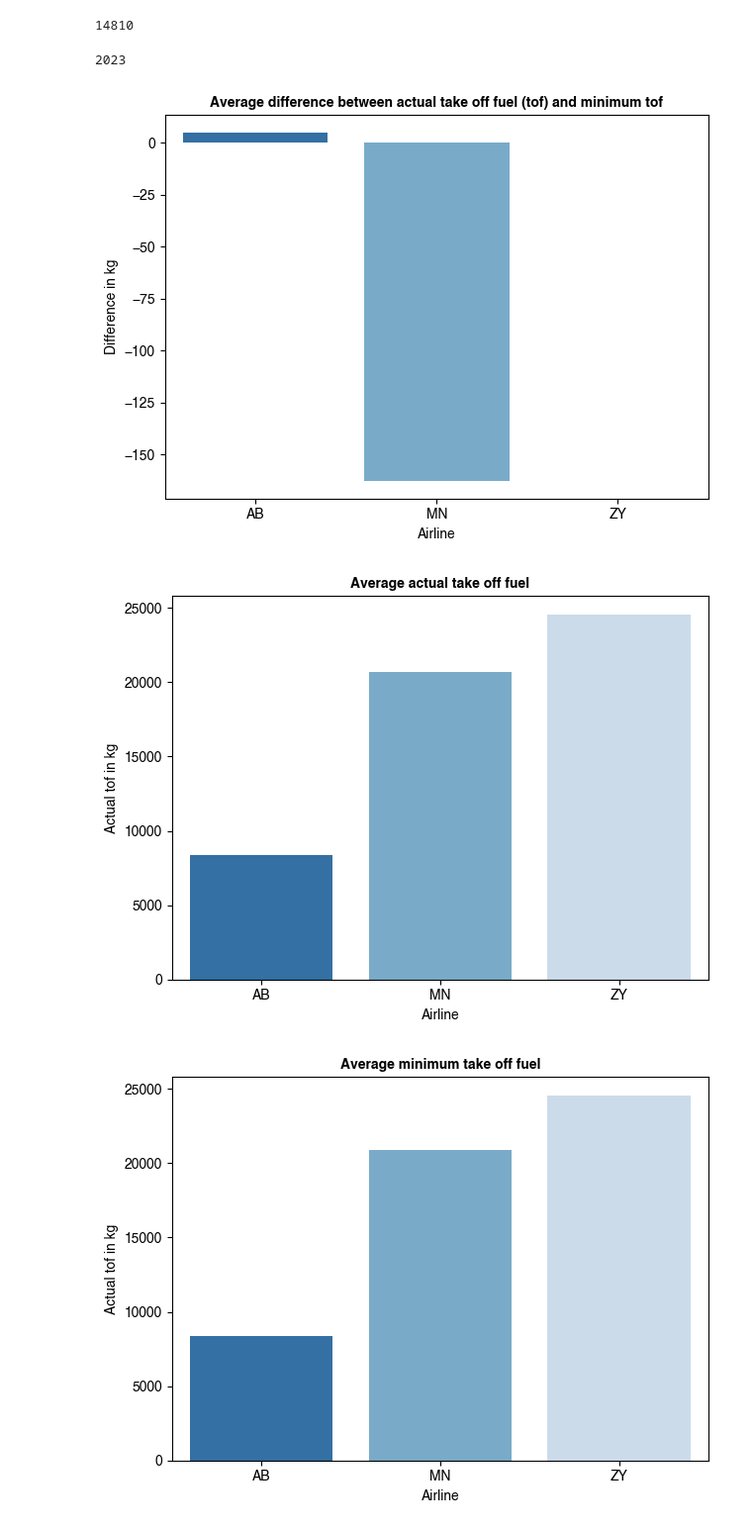
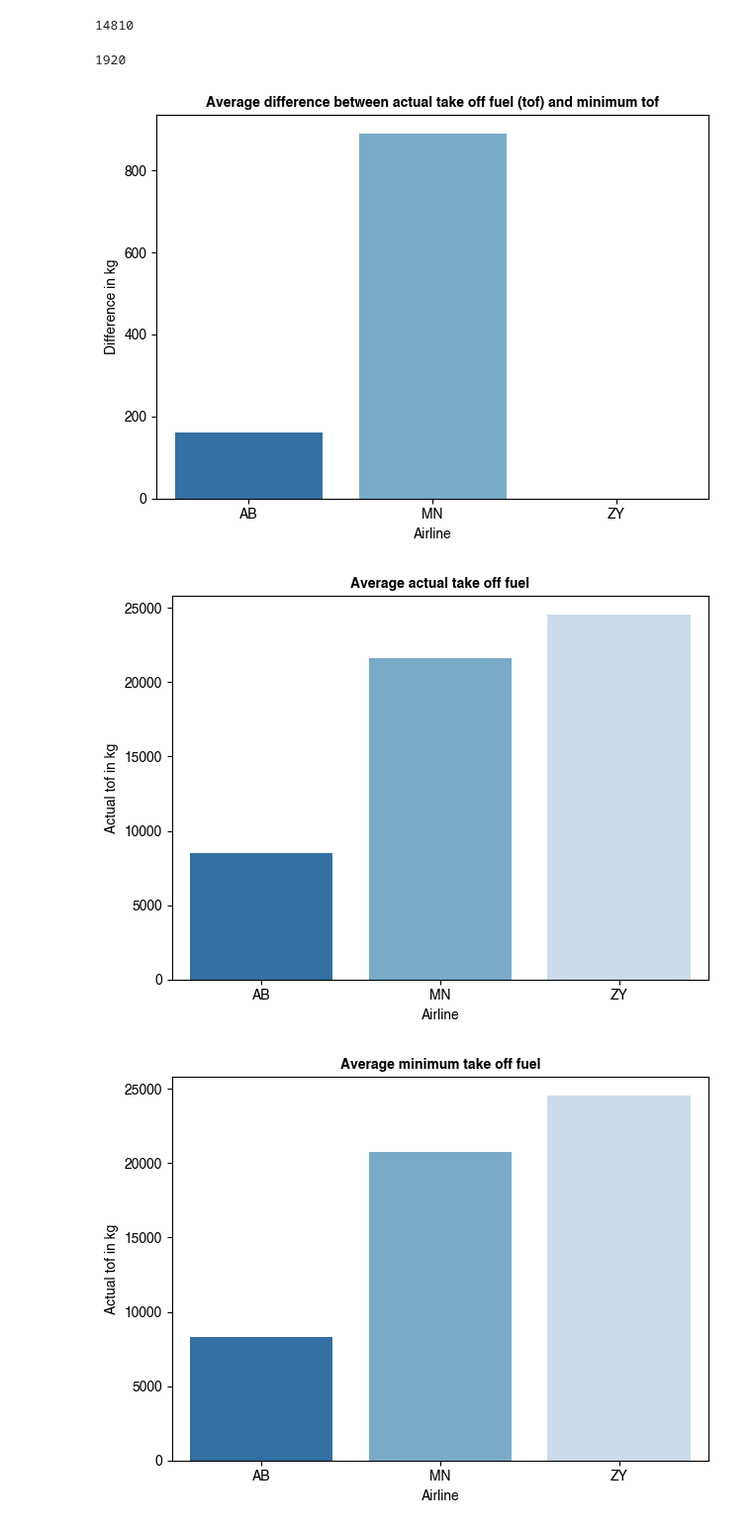
Before and after one commit to aref-hasan/aircraft_load, a Jupyter notebook: visualization/fuel_viz.ipynb, the cells around one changed output. Shown at 99% size. Drawn from its saved outputs; the diff is of its cells as text; code cells hidden in the pictures.

```diff
--- a/visualization/fuel_viz.ipynb
+++ b/visualization/fuel_viz.ipynb
@@ -37,25 +37,25 @@ def adjust_numbers(row):
 # %%
 fuels = fuels.dropna()
 fuels["actual_take_off_fuels"] = fuels["actual_take_off_fuels"].map(lambda x: x[-1])
 fuels["minimum_take_off_fuels"] = fuels["minimum_take_off_fuels"].map(lambda x: x[-1])
 fuels[["actual_take_off_fuels", "minimum_take_off_fuels"]] = fuels.apply(adjust_numbers, axis=1, result_type="expand")
-difference = fuels[fuels["minimum_take_off_fuels"] <= fuels["actual_take_off_fuels"]]
+fuels = fuels[fuels["minimum_take_off_fuels"] <= fuels["actual_take_off_fuels"]]
 fuels["difference"] = fuels["actual_take_off_fuels"] - fuels["minimum_take_off_fuels"]
 print(len(fuels))
 fuels_grouped = fuels.groupby("airline_code").mean().sort_values("difference", ascending=False).reset_index()
 
 
 sns.barplot(data=fuels, palette="Blues_r", y="difference", x="airline_code", errorbar=None, hue="airline_code", legend=False)
 plt.title("Average difference between actual take off fuel (tof) and minimum tof", fontproperties=bold_font)
 plt.xticks(fontproperties=normal_font);
 plt.yticks(fontproperties=normal_font);
 plt.xlabel("Airline", fontproperties=normal_font)
 plt.ylabel("Difference in kg", fontproperties=normal_font)
 plt.tight_layout()
 plt.savefig(f"{VISUALIZATION_PATH}Fuel difference.svg", format="svg")
 # %% [output]
-2023
+1920
-[figure, old version]
+[figure, new version]
 # %%
 sns.barplot(data=fuels, palette="Blues_r", y="actual_take_off_fuels", x="airline_code", errorbar=None, hue="airline_code", legend=False)
 plt.title("Average actual take off fuel", fontproperties=bold_font)
@@ -66,7 +66,7 @@ plt.ylabel("Actual tof in kg", fontproperties=normal_font)
 plt.tight_layout()
 plt.savefig(f"{VISUALIZATION_PATH}Actual tof.svg", format="svg")
 # %% [output]
-[figure, old version]
+[figure, new version]
 # %%
 sns.barplot(data=fuels, palette="Blues_r", y="minimum_take_off_fuels", x="airline_code", errorbar=None, hue="airline_code", legend=False)
 plt.title("Average minimum take off fuel", fontproperties=bold_font)
```
Also changed, not shown: 3 other files.
